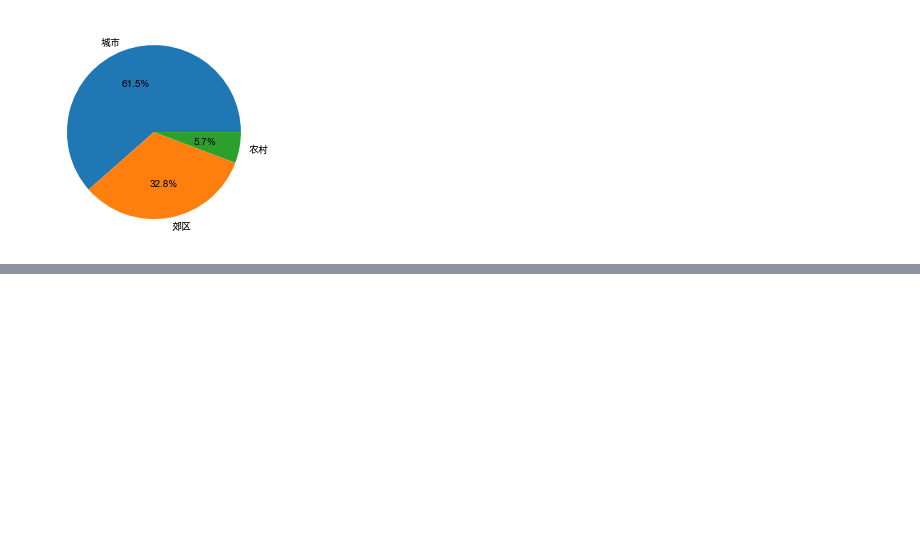
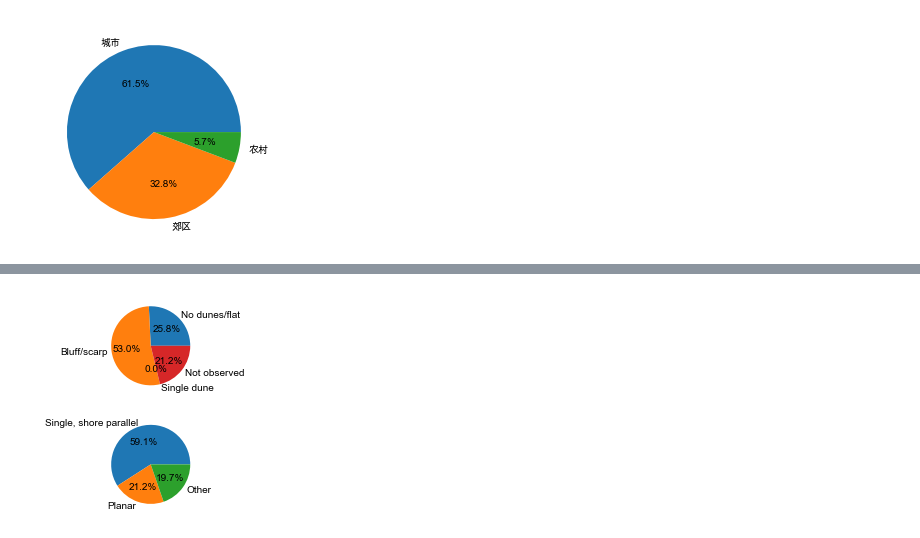
Before and after one commit to luxiaotong/statistics_for_engineering, a Jupyter notebook: ch2.ipynb, the cells around one changed output, grey strips where cells are left out. Cells and saved outputs as stored; diff of their text form; code cells hidden in the pictures; blank space fills up the shorter version.

```diff
--- a/ch2.ipynb
+++ b/ch2.ipynb
@@ -45,0 +58,15 @@ plt.show()
+# %%
+# 2.5
+fig, axs = plt.subplots(2)
+
+x = np.array(['17', '35', '0', '14'])
+labels = np.array(['No dunes/flat', 'Bluff/scarp', 'Single dune', 'Not observed'])
+axs[0].pie(x, labels=labels, autopct='%1.1f%%')
+
+x = np.array(['39', '14', '13'])
+labels = np.array(['Single, shore parallel', 'Planar', 'Other'])
+axs[1].pie(x, labels=labels, autopct='%1.1f%%')
+
+plt.show()
+# %% [output]
+[figure, added]
```
Also changed, not shown: parts of 3 cells of this notebook, 1 other file.
